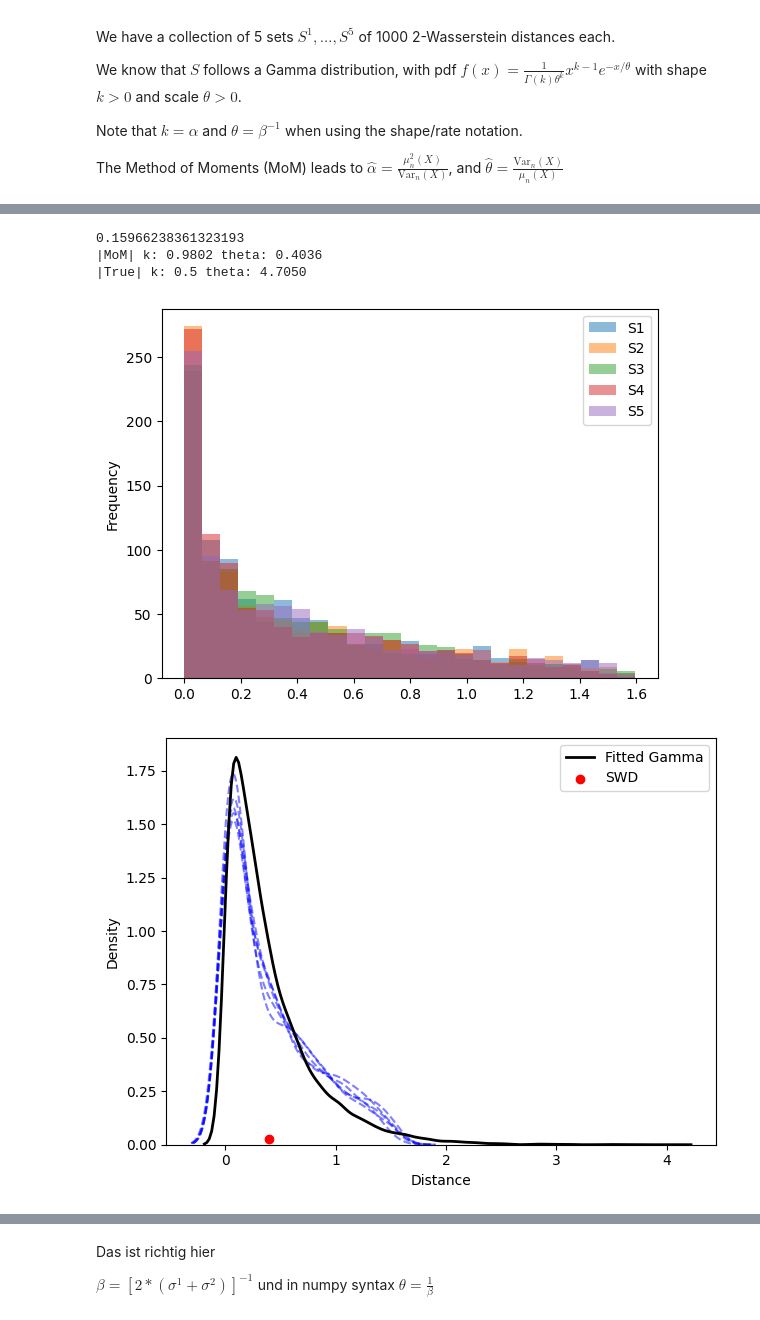
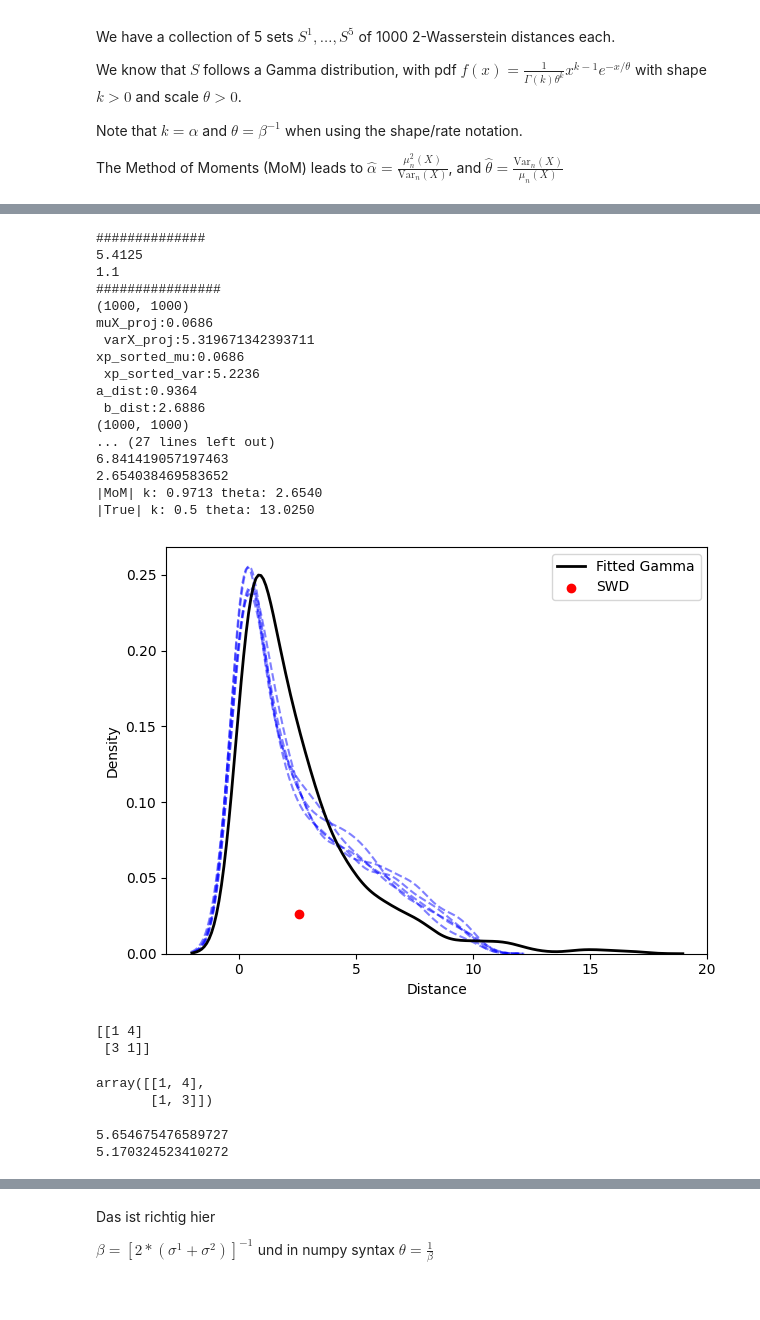
Before and after one commit to jsve96/SWD_CPD, a Jupyter notebook: Distribution SWD w.r.t. Parameter.ipynb, the cells around one changed output, grey strips where cells are left out. Cells and saved outputs as stored; diff of their text form; code cells hidden in the pictures.

```diff
--- a/Distribution SWD w.r.t. Parameter.ipynb
+++ b/Distribution SWD w.r.t. Parameter.ipynb
@@ -83,13 +114,16 @@ def load_dataset(filename,normalize=True):
 
     return data, mat
 # %%
-def run(N = 20, L = 100, p=2):
-    np.random.seed(4)
-    X = np.random.multivariate_normal([1,2,0.5,0.4],0.01*np.eye(4),N)
-    Y = np.random.multivariate_normal([1,1,1,1],0.01*np.eye(4),N)
+mu_X, Cov_X = [1,2,0.5,4], 0.1*np.eye(4)
+mu_Y, Cov_Y = [1,1,1,1],0.1*np.eye(4)
+
+def run(mu1,cov1,mu2,cov2,N = 20, L = 100, p=2):
+    np.random.seed(0)
+    X = np.random.multivariate_normal(mu1,cov1,N)
+    Y = np.random.multivariate_normal(mu2,cov2,N)
     dist= []
     for k in range(5):
-        np.random.seed(4*(k+1))
+        np.random.seed(1*(k+1))
         THETA = sample_theta(X,L)
         dist.append((sw_vectorized(X,Y,theta=THETA,p=p)))
     SWD = pd.DataFrame(np.vstack(dist)).T#*np.sqrt(N)
@@ -113,3 +141,6 @@ We know that $S$ follows a Gamma distribution, with pdf $f(x)=\frac{1}{\Gamma(k)
 Note that $k=\alpha$ and $\theta=\beta^{-1}$ when using the shape/rate notation.
 
 The Method of Moments (MoM) leads to $\hat{\alpha}=\frac{\mu_{n}^{2}(X)}{\text{Var}_{n}(X)}$, and $\hat{\theta}=\frac{\text{Var}_{n}(X)}{\mu_{n}(X)}$
+# %%
+def Calc_var(mu,cov):
+    return np.linalg.norm(mu)**2 + np.trace(cov)
@@ -116,39 +150,79 @@ The Method of Moments (MoM) leads to $\hat{\alpha}=\frac{\mu_{n}^{2}(X)}{\text{V
 # %%
+m2_X = Calc_var(mu_X,Cov_X)/4
+m2_Y = Calc_var(mu_Y,Cov_Y)/4
+
+print("##############")
+print(Calc_var(mu_X,Cov_X)/4)
+print(Calc_var(mu_Y,Cov_Y)/4)
+print('################')
+
 #Generate Slices
-df = run(N=1000,L=1000,p=2)
+df = run(mu_X,Cov_X,mu_Y,Cov_Y,N=1000,L=1000,p=2)
 df.columns = ['S1','S2','S3','S4','S5']
-fig, ax = plt.subplots()
-df.plot.hist(alpha=0.5,bins=25,ax=ax)
+
+#fig, ax = plt.subplots()
+#df.plot.hist(alpha=0.5,bins=25,ax=ax)
 
 #Average over all 5 sets of slices
-mu = np.mean(df.values.reshape(-1,1).flatten()) #df.mean(axis=0).mean()
-var = np.var(df.values.reshape(-1,1).flatten())  #df.std(axis=0).mean()
+mu =  df.mean(axis=0).mean() #np.mean(df.values.reshape(-1,1).flatten())
+var = df.var(axis=1).mean() #np.var(df.values.reshape(-1,1).flatten())
 
 print(var)
 ### MoM of a and b for Γ(a,b)
 a = mu**2/var
 b = var/mu
-samples = pd.DataFrame(np.random.gamma(a,b,10000),columns=['Gamma'])
+print(b)
+
+#a=0.5
+#b = 2*(m2_X+m2_Y)
+samples = pd.DataFrame(np.random.gamma(a,b,1000),columns=['Gamma'])
 
 
-true_beta = (((np.array([1,2,0.5,0.4])**2).sum()/4+1)*2)
+true_beta = 2*(m2_X+m2_Y)
 print("|MoM| k: {:.4f} theta: {:.4f}".format(a,b))
 print("|True| k: {} theta: {:.4f}".format(0.5,true_beta))
 
 fig2, ax2 = plt.subplots()
 for k in range(5):
     tmp_plot = sns.kdeplot(data=df.iloc[:,k], linewidth=1.5,ls='--',color='#0000FF',legend=False,ax=ax2,alpha=0.5)
 Gamma_estimate = sns.kdeplot(data=samples, x='Gamma',linewidth=2,color='black',ax=ax2,label='Fitted Gamma')
 ax2.scatter(mu,0.026,label='SWD',color='red')
 ax2.legend()
 ax2.set_xlabel('Distance');
 fig2.tight_layout()
 # %% [output]
-0.15966238361323193
-|MoM| k: 0.9802 theta: 0.4036
-|True| k: 0.5 theta: 4.7050
+##############
+5.4125
+1.1
+################
+(1000, 1000)
+muX_proj:0.0686
+ varX_proj:5.319671342393711
+xp_sorted_mu:0.0686
+ xp_sorted_var:5.2236
+a_dist:0.9364
+ b_dist:2.6886
+(1000, 1000)
+... (27 lines left out)
+6.841419057197463
+2.654038469583652
+|MoM| k: 0.9713 theta: 2.6540
+|True| k: 0.5 theta: 13.0250
-[figure, old version]
+[figure, new version]
-[figure, removed]
+# %%
+print(np.array([[1,4],[3,1]]))
+np.sort(np.array([[1,4],[3,1]]))
+# %% [output]
+[[1 4]
+ [3 1]]
+array([[1, 4],
+       [1, 3]])
+# %%
+print(m2_X + m2_X*np.sqrt(2/999))
+print(m2_X - m2_X*np.sqrt(2/999))
+# %% [output]
+5.654675476589727
+5.170324523410272
 # %%
 fig2.savefig('MoM-Gamma-Example.pdf')
 # %%
```
Also changed, not shown: parts of 10 cells of this notebook.
